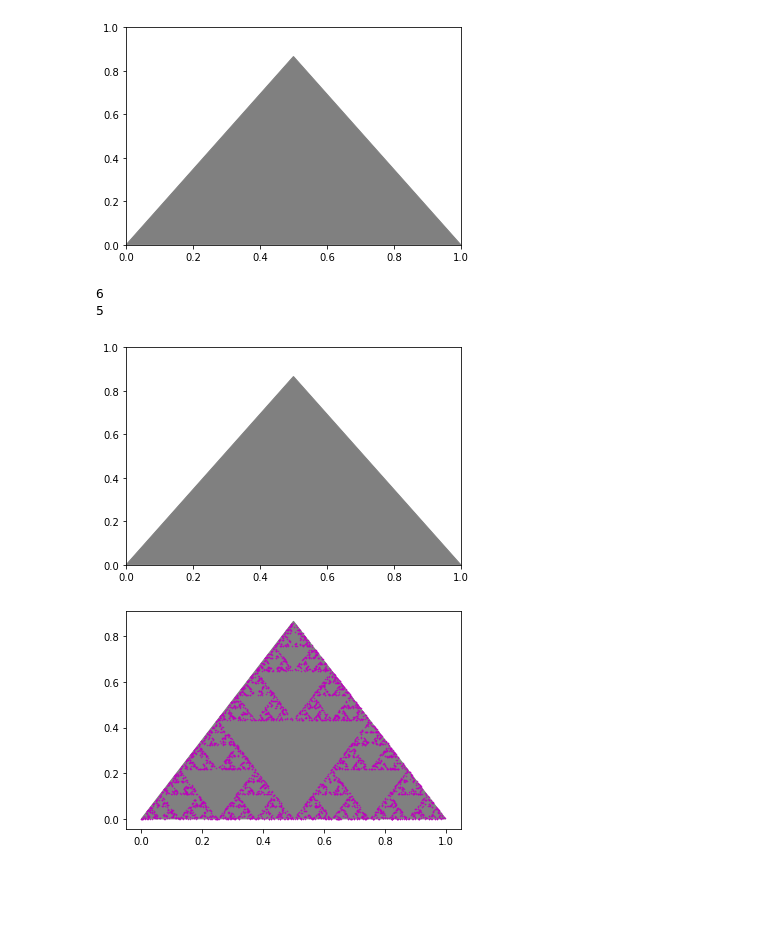
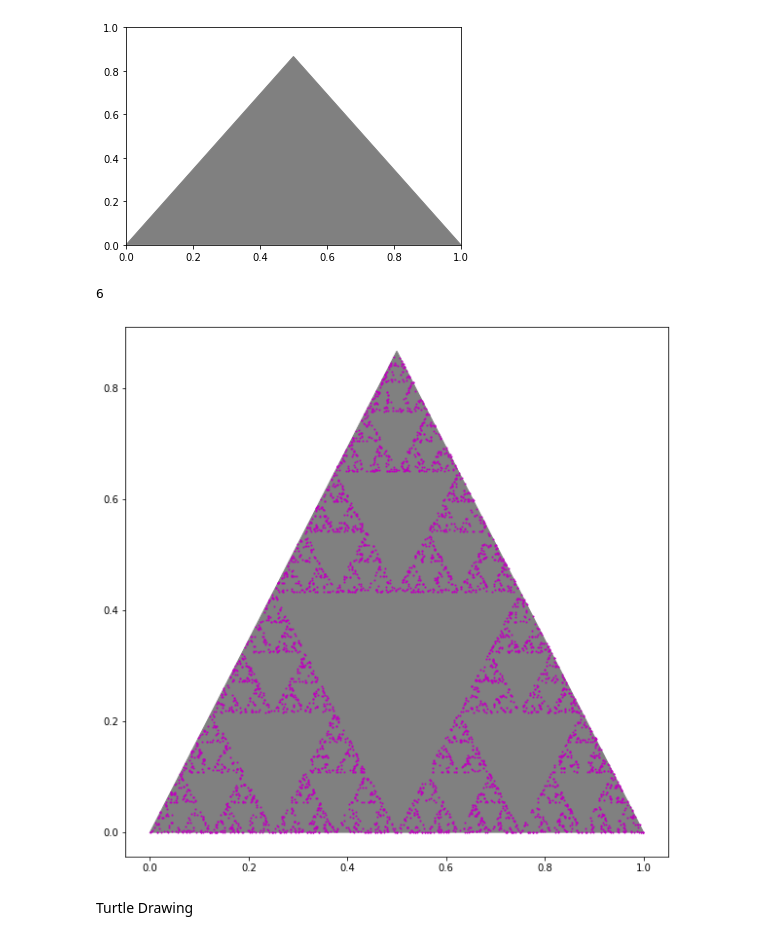
Before and after one commit to janroddy/misc_math, a Jupyter notebook: Game_Of_Chaos.ipynb, the cells around one changed output. Drawn from its saved outputs; the diff is of its cells as text; code cells hidden in the pictures; blank space fills up the shorter version.

Commit message:
update figure size

```diff
--- a/Game_Of_Chaos.ipynb
+++ b/Game_Of_Chaos.ipynb
@@ -37,17 +34,13 @@ def roll_die():
     return roll
 
 print (roll_die())
-print (roll_die())
-
-draw_triangle()
 # %% [output]
 6
-5
-[figure, removed]
 # %%
 import numpy as np
 import pylab
 from random import randint
+from matplotlib.pyplot import figure
 
 #returns the x and y coordinates of the midpoint of two points
 def midpoint(point1, point2):
@@ -67,37 +60,38 @@ vertex_c = [.5,np.sqrt(3)/2]
 
 
 X = np.array([vertex_a, vertex_b, vertex_c])
 
-plt.figure()
+plt.figure(figsize=(10,10))
 
 triangle = plt.Polygon(X[:3,:], color='grey')
 plt.gca().add_patch(triangle)
 
 #plt.show()
 
 pylab.plot(vertex_a[0],vertex_b[1],'m.',markersize=1)
 
 #returns ranom int to represent die roll (1-6)
 def roll_die():
     roll = randint(1,7)
     return roll
 
 #Mark current point
 for turn in range(num_turns):
     current_roll = roll_die()
     if current_roll == 1 or current_roll == 2:
         current_point = midpoint(current_point, vertex_a)
     elif current_roll == 3 or current_roll == 4:
         current_point = midpoint(current_point, vertex_b)
     elif current_roll == 5 or current_roll == 6:
         current_point = midpoint(current_point, vertex_c)
     # plot the new current point
-    pylab.plot(current_point[0],current_point[1],'m.',markersize=1)
-
+    pylab.plot(current_point[0],current_point[1],'m.',markersize=2)
 
 pylab.show()
 # %% [output]
-[figure, old version]
+[figure, new version]
+# %% [markdown]
+Turtle Drawing
 # %%
 import turtle
 
```
Also changed, not shown: parts of 2 cells of this notebook.
